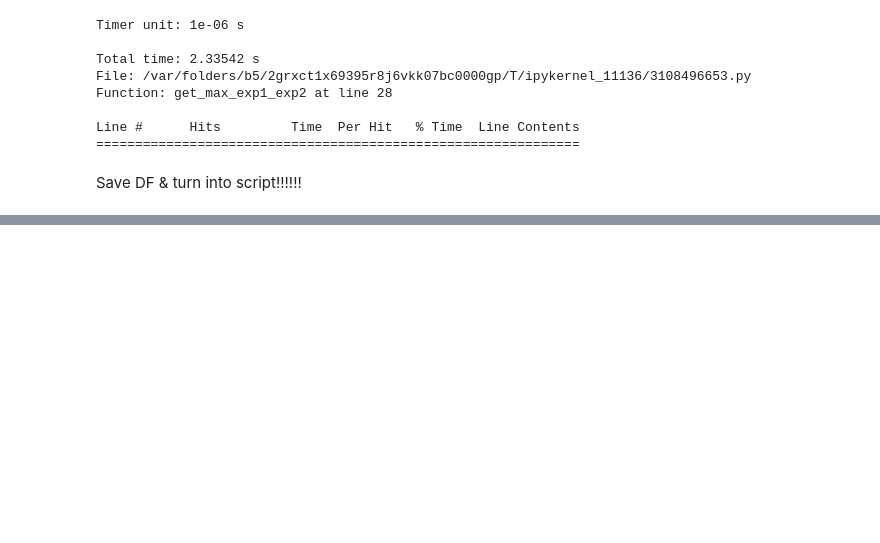
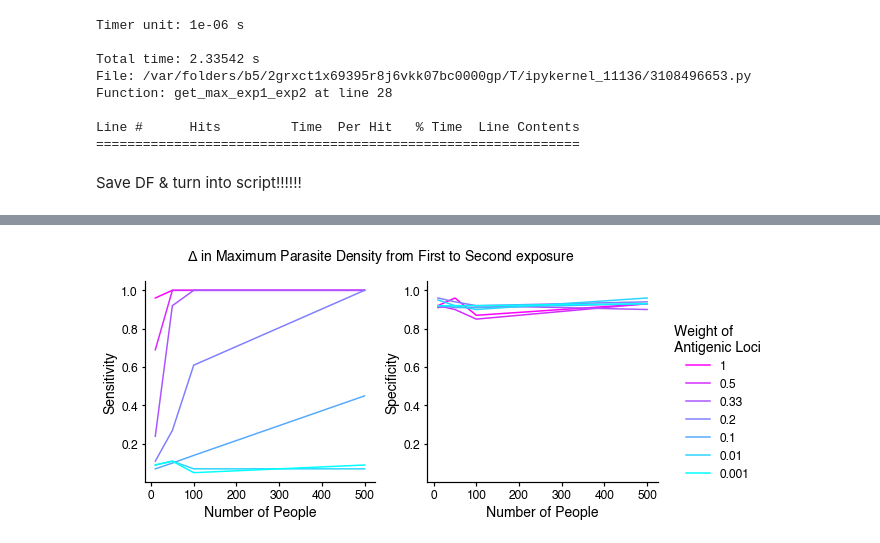
Before and after one commit to blab/pf-longitudinal, a Jupyter notebook: pf-tent/powercalcs_Fall2022.ipynb, the cells around one changed output, grey strips where cells are left out. Cells and saved outputs as stored; diff of their text form; code cells hidden in the pictures; blank space fills up the shorter version.

```diff
--- a/pf-tent/powercalcs_Fall2022.ipynb
+++ b/pf-tent/powercalcs_Fall2022.ipynb
@@ -695,0 +735,27 @@ Save DF & turn into script!!!!!!
+# %%
+wLoci_df = pd.read_csv("output/wLoci_1st2nd.tsv", sep="\t")
+# %%
+weights= wLoci_df["weight"].unique()
+
+fig,ax = plt.subplots(ncols=2,tight_layout=True,sharey=True,figsize=(8,4))
+plt.rcParams["axes.prop_cycle"] = plt.cycler("color", plt.cm.cool(np.flip(np.linspace(0,1,len(weights)))))
+for a in fig.axes:
+    a.tick_params(
+    axis='y',           # changes apply to the x-axis
+    which='both',       # both major and minor ticks are affected
+    left=True,
+    right=False,
+    labelleft=True)
+for w in weights:
+    df = wLoci_df.loc[wLoci_df["weight"] == w,]
+    ax[0].plot(df["n_people"],df["sensitivity"],label='{0:.2g}'.format(w))
+    ax[1].plot(df["n_people"],df["specificity"],)
+ax[0].set_ylabel("Sensitivity")
+ax[1].set_ylabel("Specificity")
+ax[1].set_xlabel("Number of People")
+ax[0].set_xlabel("Number of People")
+fig.legend(title="Weight of\nAntigenic Loci",bbox_to_anchor=(1.18,0.75),frameon=False)
+fig.suptitle("$\Delta$ in Maximum Parasite Density from First to Second exposure")
+fig.savefig("figs/weight_powercalc.pdf",bbox_inches='tight')
+# %% [output]
+[figure, added]
```
Also changed, not shown: parts of 22 cells of this notebook.
